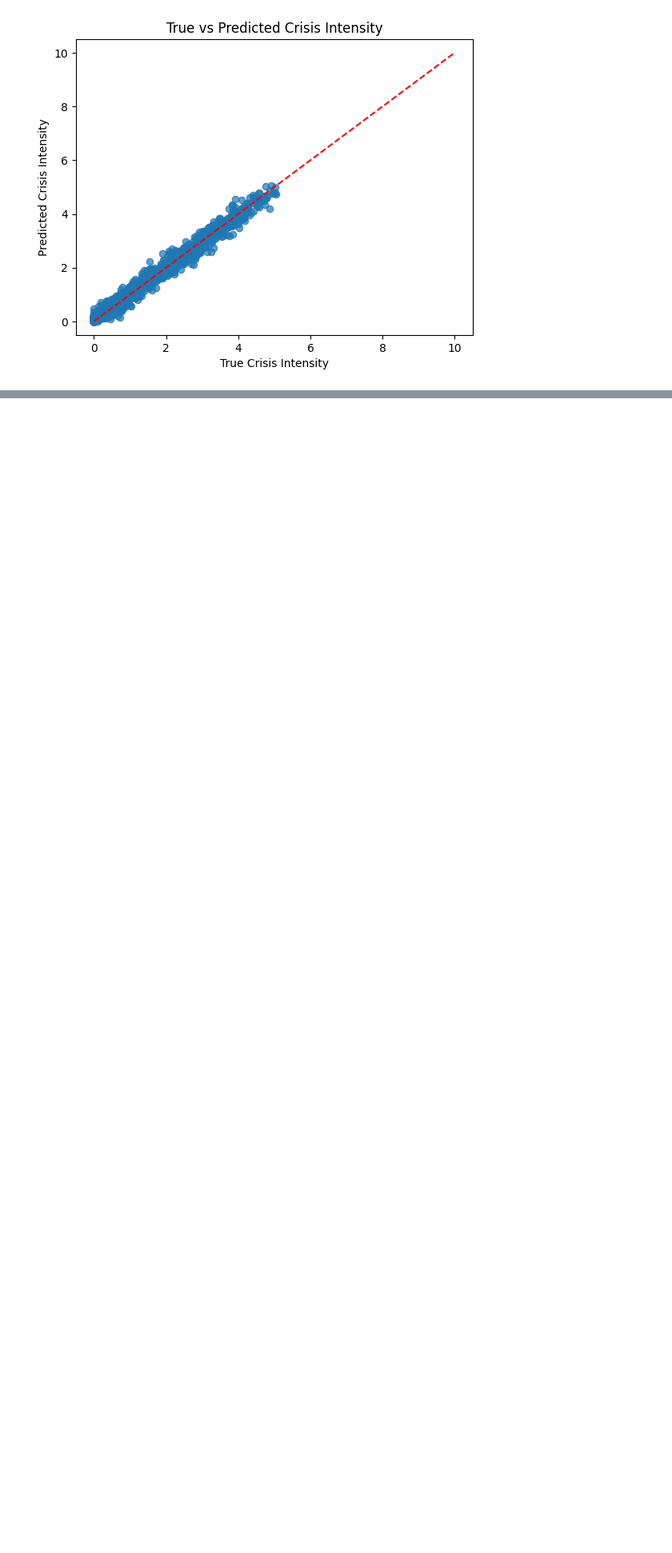
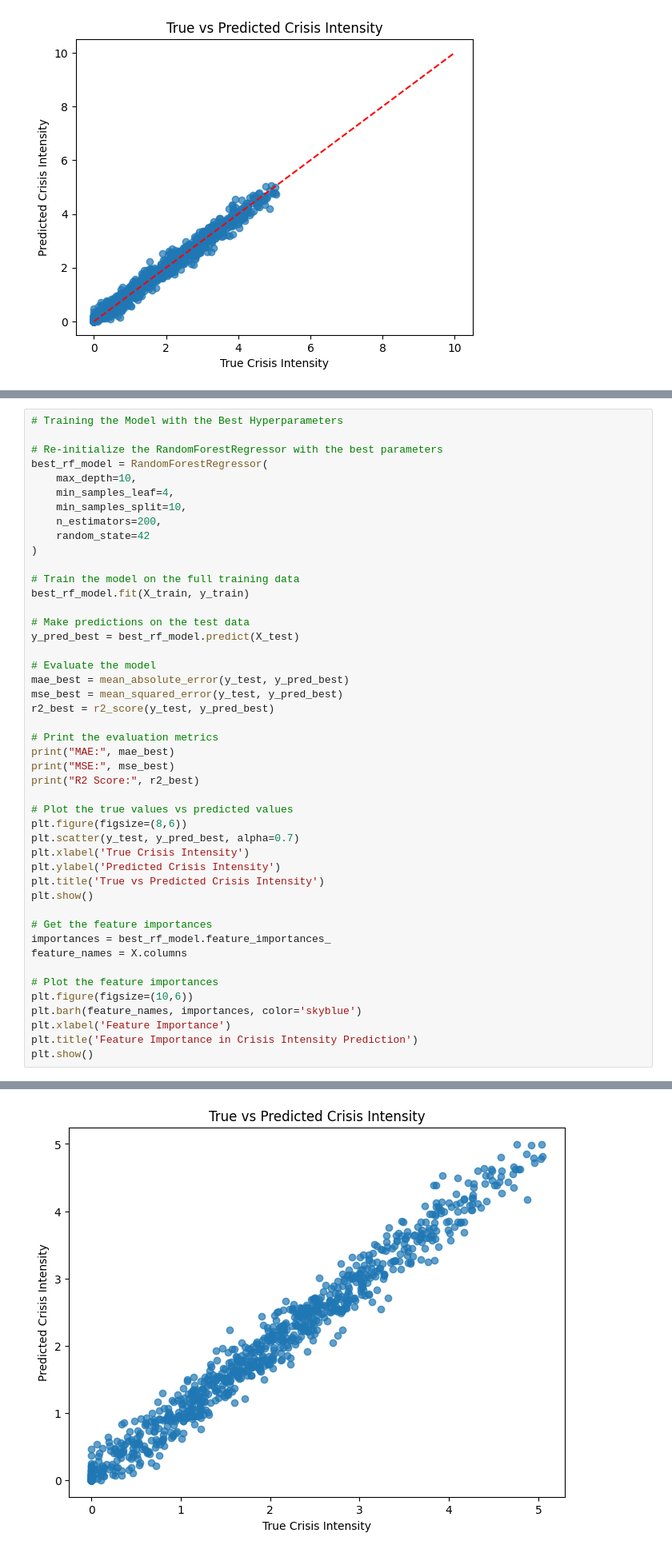
Before and after one commit to gracematsuoka/LifeCrash, a Jupyter notebook: notebook/plots_school_outcomes.ipynb, the cells around one changed output, grey strips where cells are left out. Shown at 80% size. Cells and saved outputs as stored; diff of their text form; blank space fills up the shorter version.

```diff
--- a/notebook/plots_school_outcomes.ipynb
+++ b/notebook/plots_school_outcomes.ipynb
@@ -121,0 +175,47 @@ Work_Life_Balance: 0.3520
+# %%
+# Training the Model with the Best Hyperparameters
+
+# Re-initialize the RandomForestRegressor with the best parameters
+best_rf_model = RandomForestRegressor(
+    max_depth=10,
+    min_samples_leaf=4,
+    min_samples_split=10,
+    n_estimators=200,
+    random_state=42
+)
+
+# Train the model on the full training data
+best_rf_model.fit(X_train, y_train)
+
+# Make predictions on the test data
+y_pred_best = best_rf_model.predict(X_test)
+
+# Evaluate the model
+mae_best = mean_absolute_error(y_test, y_pred_best)
+mse_best = mean_squared_error(y_test, y_pred_best)
+r2_best = r2_score(y_test, y_pred_best)
+
+# Print the evaluation metrics
+print("MAE:", mae_best)
+print("MSE:", mse_best)
+print("R2 Score:", r2_best)
+
+# Plot the true values vs predicted values
+plt.figure(figsize=(8,6))
+plt.scatter(y_test, y_pred_best, alpha=0.7)
+plt.xlabel('True Crisis Intensity')
+plt.ylabel('Predicted Crisis Intensity')
+plt.title('True vs Predicted Crisis Intensity')
+plt.show()
+
+# Get the feature importances
+importances = best_rf_model.feature_importances_
+feature_names = X.columns
+
+# Plot the feature importances
+plt.figure(figsize=(10,6))
+plt.barh(feature_names, importances, color='skyblue')
+plt.xlabel('Feature Importance')
+plt.title('Feature Importance in Crisis Intensity Prediction')
+plt.show()
+# %% [output]
@@ -121,0 +225 @@ Work_Life_Balance: 0.3520
+[figure, added]
```
Also changed, not shown: parts of 2 cells of this notebook.
